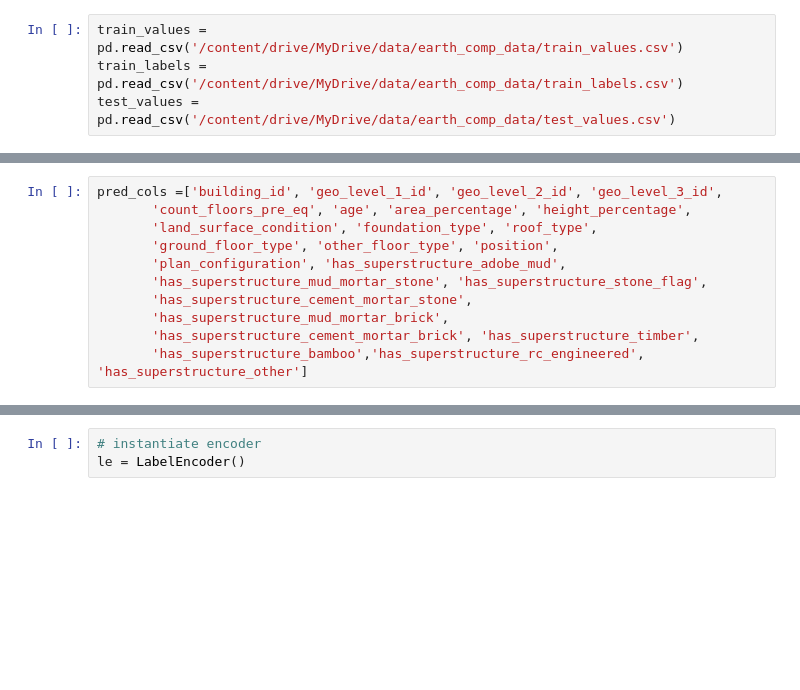
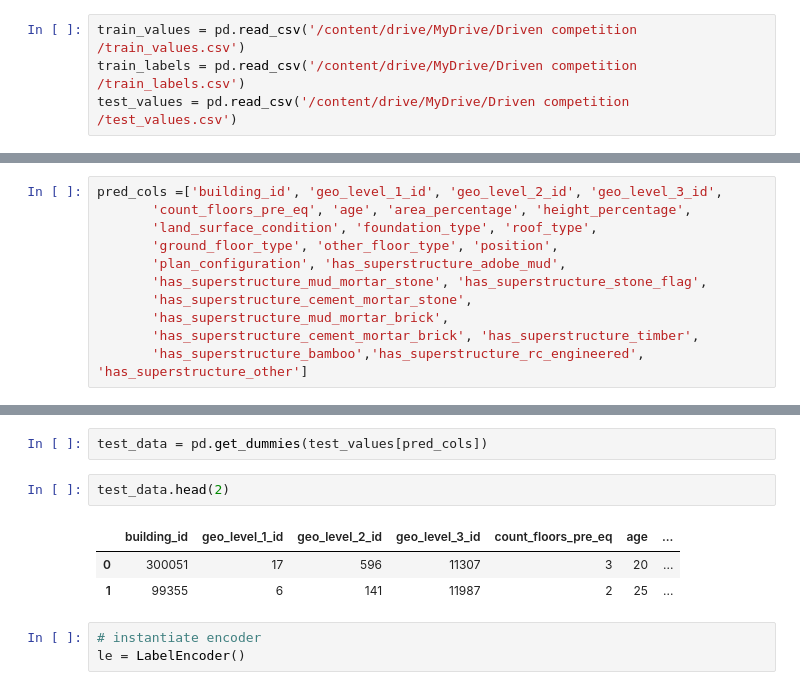
Before and after one commit to Nokulunga77/Data-Competition-, a Jupyter notebook: Note_book.ipynb, the cells around one changed output, grey strips where cells are left out. Cells and saved outputs as stored; diff of their text form; blank space fills up the shorter version.

```diff
--- a/Note_book.ipynb
+++ b/Note_book.ipynb
@@ -121,9 +121,9 @@ drive.mount('/content/drive')
 # %% [output]
 Mounted at /content/drive
 # %%
-train_values = pd.read_csv('/content/drive/MyDrive/data/earth_comp_data/train_values.csv')
-train_labels = pd.read_csv('/content/drive/MyDrive/data/earth_comp_data/train_labels.csv')
-test_values = pd.read_csv('/content/drive/MyDrive/data/earth_comp_data/test_values.csv')
+train_values = pd.read_csv('/content/drive/MyDrive/Driven competition /train_values.csv')
+train_labels = pd.read_csv('/content/drive/MyDrive/Driven competition /train_labels.csv')
+test_values = pd.read_csv('/content/drive/MyDrive/Driven competition /test_values.csv')
 # %%
 df_train = train_values.merge(train_labels, on = 'building_id')
 # %%
@@ -331,3 +344,11 @@ pred_cols =['building_id', 'geo_level_1_id', 'geo_level_2_id', 'geo_level_3_id',
+# %%
+test_data = pd.get_dummies(test_values[pred_cols])
+# %%
+test_data.head(2)
+# %% [output]
+|  | building_id | geo_level_1_id | geo_level_2_id | geo_level_3_id | count_floors_pre_eq | age | ... |
+| 0 | 300051 | 17 | 596 | 11307 | 3 | 20 | ... |
+| 1 | 99355 | 6 | 141 | 11987 | 2 | 25 | ... |
 # %%
 # instantiate encoder
 le = LabelEncoder()
```
Also changed, not shown: parts of 13 cells of this notebook.
